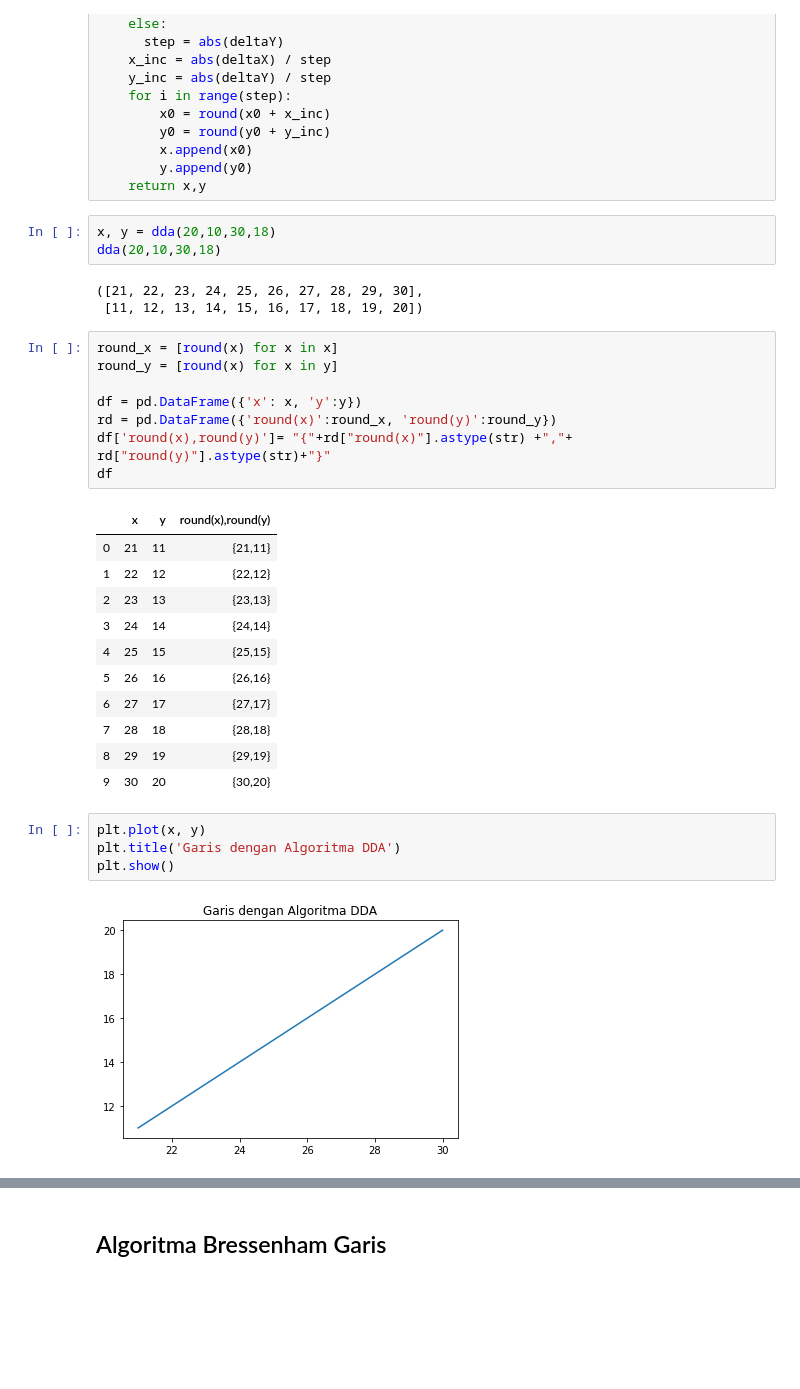
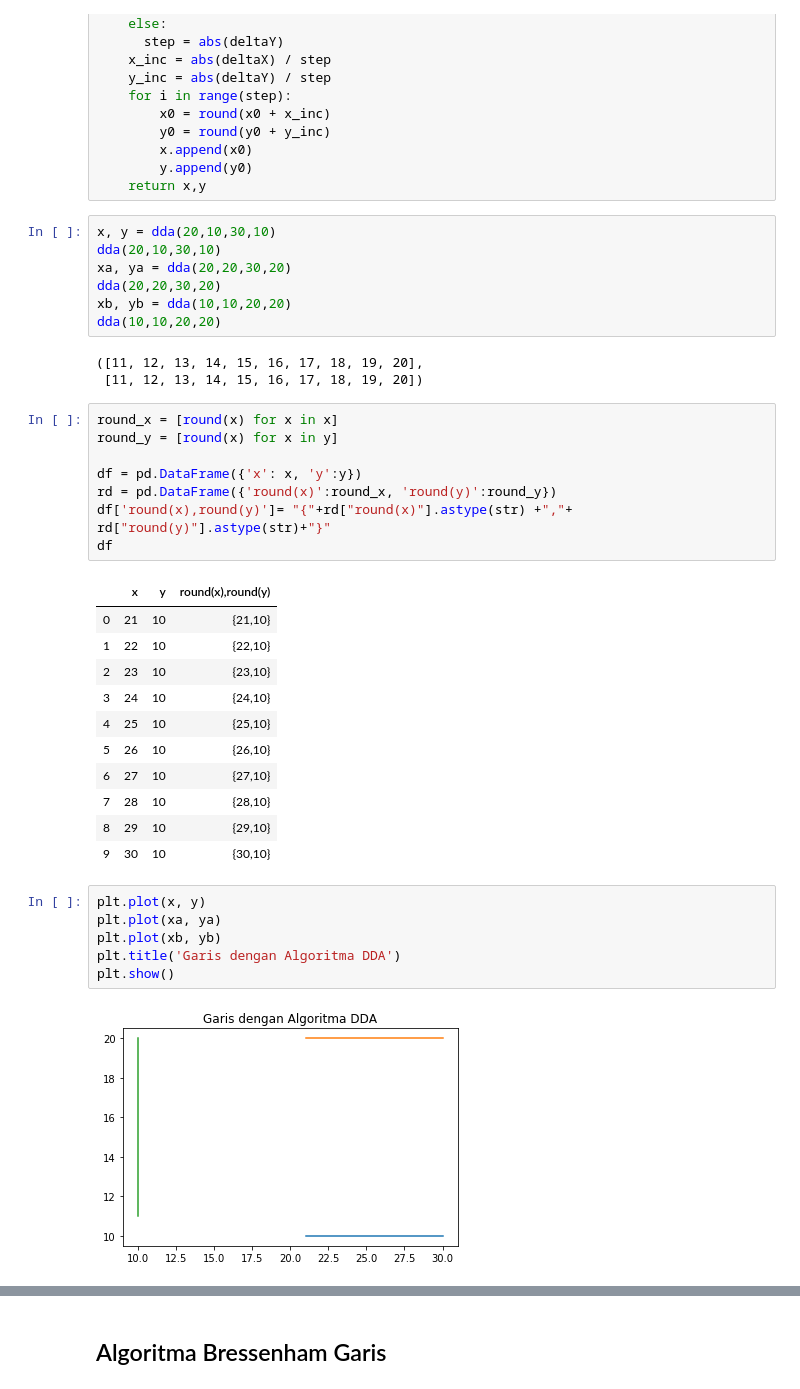
Before and after one commit to ibnutriyuono/grafika-citra2019, a Jupyter notebook: Algoritma DDA, Bressenham.ipynb, the cells around one changed output, grey strips where cells are left out. Drawn from its saved outputs; the diff is of its cells as text; blank space fills up the shorter version.

```diff
--- a/Algoritma DDA, Bressenham.ipynb
+++ b/Algoritma DDA, Bressenham.ipynb
@@ -36,12 +37,16 @@ def dda(x0,y0,x1,y1):
         x.append(x0)
         y.append(y0)
     return x,y
-# %%
-x, y = dda(20,10,30,18)
-dda(20,10,30,18)
-# %% [output]
-([21, 22, 23, 24, 25, 26, 27, 28, 29, 30],
- [11, 12, 13, 14, 15, 16, 17, 18, 19, 20])
+# %%
+x, y = dda(20,10,30,10)
+dda(20,10,30,10)
+xa, ya = dda(20,20,30,20)
+dda(20,20,30,20)
+xb, yb = dda(10,10,20,20)
+dda(10,10,20,20)
+# %% [output]
+([11, 12, 13, 14, 15, 16, 17, 18, 19, 20],
+ [11, 12, 13, 14, 15, 16, 17, 18, 19, 20])
 # %%
 round_x = [round(x) for x in x]
 round_y = [round(x) for x in y]
@@ -52,19 +57,21 @@ df['round(x),round(y)']= "{"+rd["round(x)"].astype(str) +","+ rd["round(y)"].ast
 df
 # %% [output]
 |  | x | y | round(x),round(y) |
-| 0 | 21 | 11 | {21,11} |
-| 1 | 22 | 12 | {22,12} |
-| 2 | 23 | 13 | {23,13} |
-| 3 | 24 | 14 | {24,14} |
-| 4 | 25 | 15 | {25,15} |
-| 5 | 26 | 16 | {26,16} |
-| 6 | 27 | 17 | {27,17} |
-| 7 | 28 | 18 | {28,18} |
-| 8 | 29 | 19 | {29,19} |
-| 9 | 30 | 20 | {30,20} |
+| 0 | 21 | 10 | {21,10} |
+| 1 | 22 | 10 | {22,10} |
+| 2 | 23 | 10 | {23,10} |
+| 3 | 24 | 10 | {24,10} |
+| 4 | 25 | 10 | {25,10} |
+| 5 | 26 | 10 | {26,10} |
+| 6 | 27 | 10 | {27,10} |
+| 7 | 28 | 10 | {28,10} |
+| 8 | 29 | 10 | {29,10} |
+| 9 | 30 | 10 | {30,10} |
 # %%
 plt.plot(x, y)
+plt.plot(xa, ya)
+plt.plot(xb, yb)
 plt.title('Garis dengan Algoritma DDA')
 plt.show()
 # %% [output]
-[figure, old version]
+[figure, new version]
```
Also changed, not shown: parts of 2 cells of this notebook, 1 other file.
